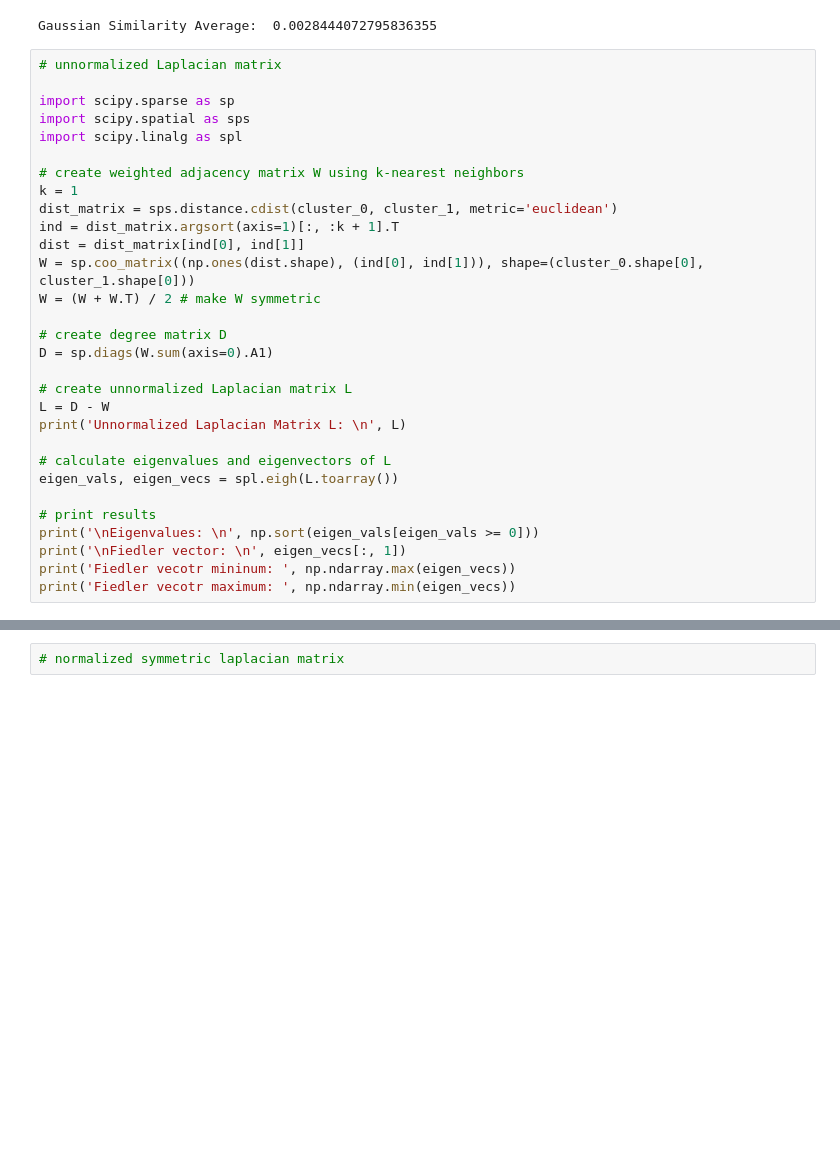
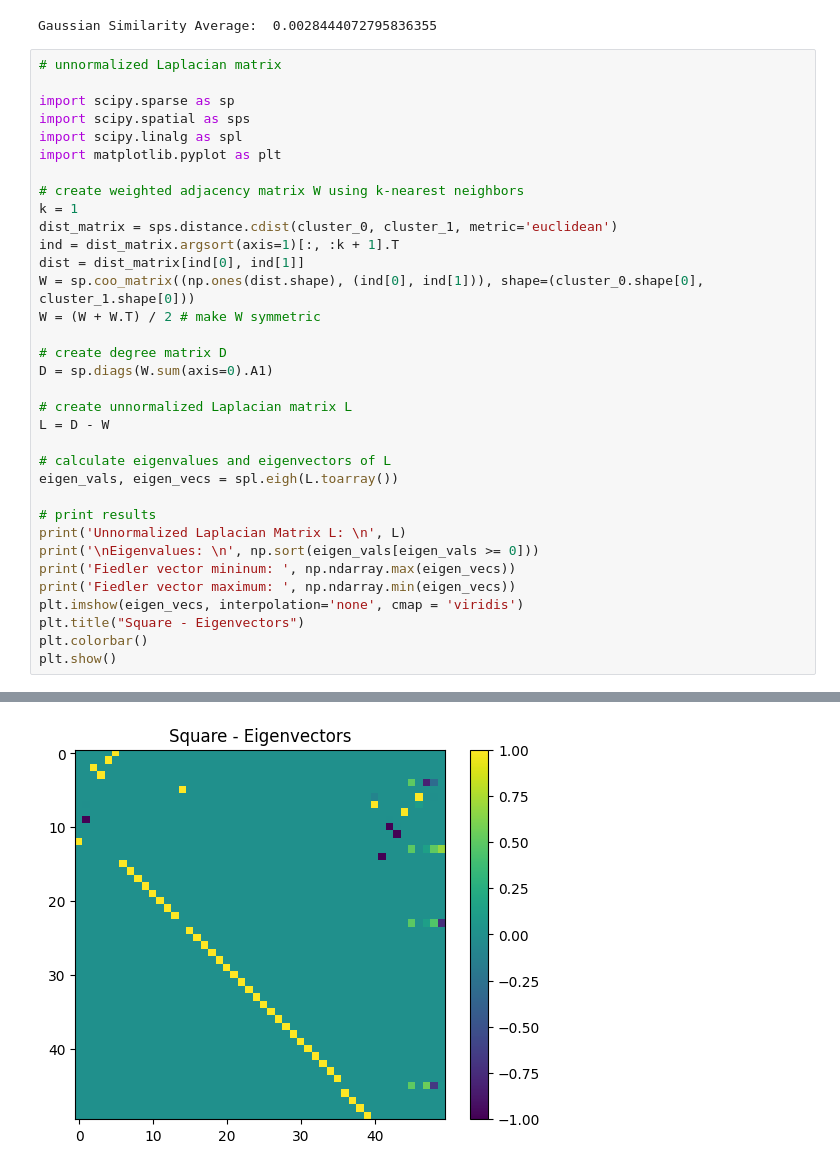
Before and after one commit to lin-shuang/clustering-analysis, a Jupyter notebook: Spectral_Square.ipynb, the cells around one changed output, grey strips where cells are left out. Cells and saved outputs as stored; diff of their text form; blank space fills up the shorter version.

```diff
--- a/Spectral_Square.ipynb
+++ b/Spectral_Square.ipynb
@@ -74,6 +73,7 @@ Gaussian Similarity Average:  0.0028444072795836355
 import scipy.sparse as sp
 import scipy.spatial as sps
 import scipy.linalg as spl
+import matplotlib.pyplot as plt
 
 # create weighted adjacency matrix W using k-nearest neighbors
 k = 1
@@ -88,16 +88,19 @@ D = sp.diags(W.sum(axis=0).A1)
 
 # create unnormalized Laplacian matrix L
 L = D - W
-print('Unnormalized Laplacian Matrix L: \n', L)
 
 # calculate eigenvalues and eigenvectors of L
 eigen_vals, eigen_vecs = spl.eigh(L.toarray())
 
 # print results
+print('Unnormalized Laplacian Matrix L: \n', L)
 print('\nEigenvalues: \n', np.sort(eigen_vals[eigen_vals >= 0]))
-print('\nFiedler vector: \n', eigen_vecs[:, 1])
-print('Fiedler vecotr mininum: ', np.ndarray.max(eigen_vecs))
-print('Fiedler vecotr maximum: ', np.ndarray.min(eigen_vecs))
+print('Fiedler vector mininum: ', np.ndarray.max(eigen_vecs))
+print('Fiedler vector maximum: ', np.ndarray.min(eigen_vecs))
+plt.imshow(eigen_vecs, interpolation='none', cmap = 'viridis')
+plt.title("Square - Eigenvectors")
+plt.colorbar()
+plt.show()
 # %% [output]
 Unnormalized Laplacian Matrix L:
    (4, 4)       1.0
@@ -119,2 +122 @@ Fiedler vecotr maximum:  -1.0000000000000002
+[figure, added]
-# %%
-# normalized symmetric laplacian matrix
```
Also changed, not shown: parts of 3 cells of this notebook, 1 other file.
